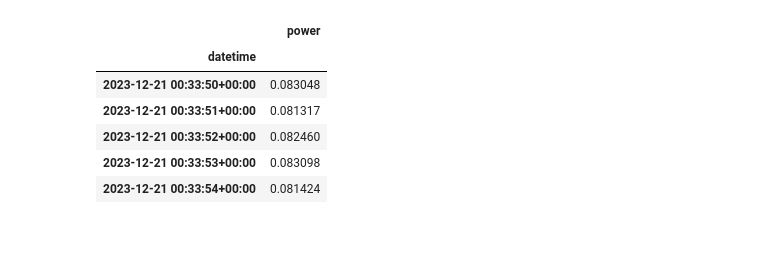
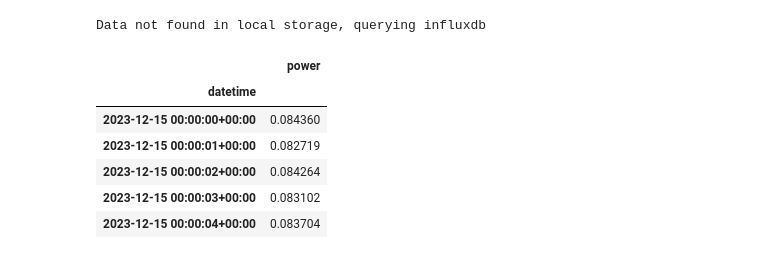
Before and after one commit to tennisnuts/Power-Forecast, a Jupyter notebook: playground.ipynb, the cells around one changed output. Cells and saved outputs as stored; diff of their text form; code cells hidden in the pictures.

```diff
--- a/playground.ipynb
+++ b/playground.ipynb
@@ -11,18 +11,24 @@ import requests
 from datetime import datetime
 import math
 import pytz
-# %%
-lookback = '21h'
-generation_df, consumption_df = get_sensor_data(lookback)
-generation_df.head()
-# %% [output]
-|  | power |
-| datetime |  |
-| 2023-12-21 00:33:50+00:00 | 0.083048 |
-| 2023-12-21 00:33:51+00:00 | 0.081317 |
-| 2023-12-21 00:33:52+00:00 | 0.082460 |
-| 2023-12-21 00:33:53+00:00 | 0.083098 |
-| 2023-12-21 00:33:54+00:00 | 0.081424 |
+# %%
+year = 2023
+month = 12
+day = 15
+date_time = datetime(year=year, month=month, day=day)
+
+generation_df, consumption_df = get_sensor_data(date_time)
+
+generation_df.head()
+# %% [output]
+Data not found in local storage, querying influxdb
+|  | power |
+| datetime |  |
+| 2023-12-15 00:00:00+00:00 | 0.084360 |
+| 2023-12-15 00:00:01+00:00 | 0.082719 |
+| 2023-12-15 00:00:02+00:00 | 0.084264 |
+| 2023-12-15 00:00:03+00:00 | 0.083102 |
+| 2023-12-15 00:00:04+00:00 | 0.083704 |
 # %%
 # plot both generation and consumption
 fig, ax = plt.subplots(figsize=(20, 10))
```
Also changed, not shown: parts of 11 cells of this notebook, 3 other files.
